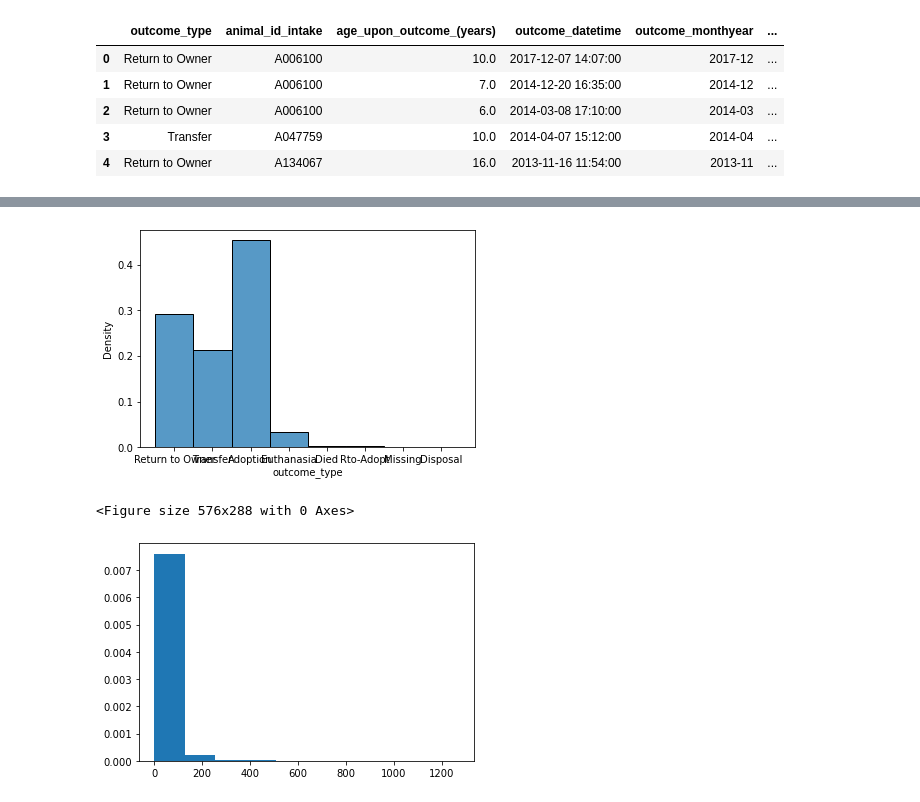
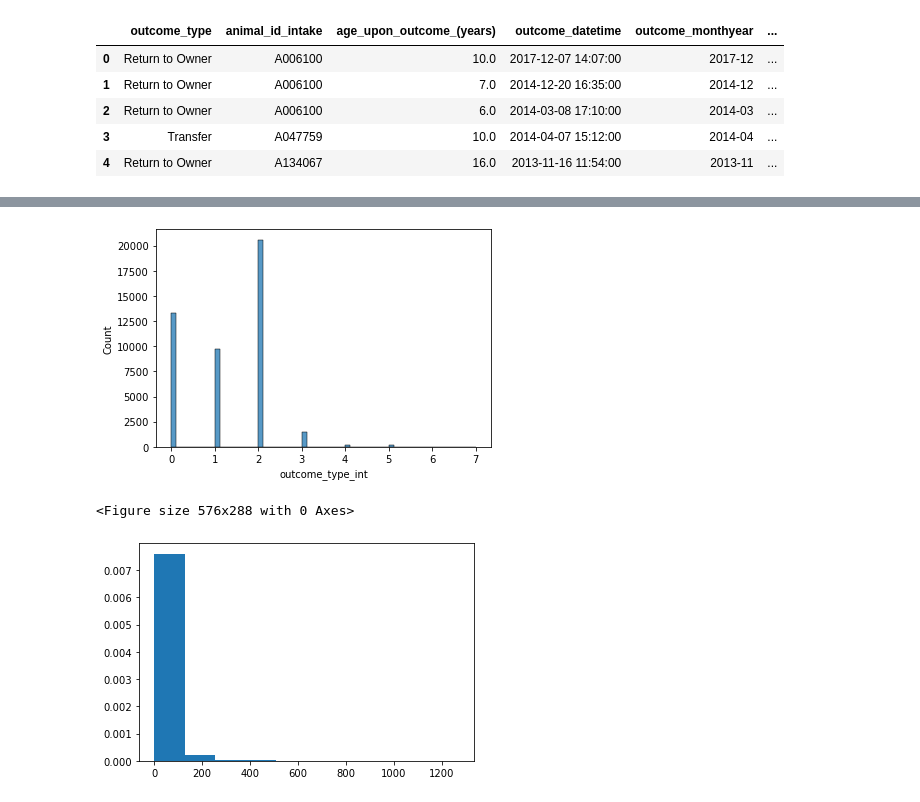
Before and after one commit to amandawhite013/CapstoneTwo, a Jupyter notebook: data_wrangling.ipynb, the cells around one changed output, grey strips where cells are left out. Cells and saved outputs as stored; diff of their text form; code cells hidden in the pictures.

```diff
--- a/data_wrangling.ipynb
+++ b/data_wrangling.ipynb
@@ -217,0 +219,6 @@ df.head()
+# %%
+#create function to form dictonary to create int
+def create_dict(items):
+        return {v: i for i, v in enumerate(items, 0)}
+# %%
+condition = df['intake_condition'].unique().tolist()
@@ -217,0 +236,3 @@ df.head()
+# %%
+df['intake_cond_int']=df['intake_condition'].map(create_dict(condition))
+df.head()
@@ -217,0 +252,5 @@ df.head()
+# %%
+#new column with outcome type as int (0-7)
+outcomes = {'Return to Owner':0, 'Transfer':1,'Adoption':2, 'Euthanasia':3, 'Died':4, 'Rto-Adopt':5, 'Missing':6, 'Disposal':7}
+df['outcome_type_int'] = df['outcome_type'].map(outcomes)
+df.head()
@@ -218,10 +269,10 @@ df.head()
 # %%
-_ = sns.histplot( x=  df['outcome_type'], stat = 'density')
+_ = sns.histplot( x=  df['outcome_type_int'])
 plt.figure(figsize=(8, 4))
 plt.show()
 #what to do about transfered animals? Do they count as unadopted since it's a no kill shelter?
 # %% [output]
-[figure, old version]
+[figure, new version]
 <Figure size 576x288 with 0 Axes>
 # %%
 data = df[df['outcome_type'] == 'Adoption'] ['time_in_shelter_days']
```
Also changed, not shown: parts of 7 cells of this notebook.
